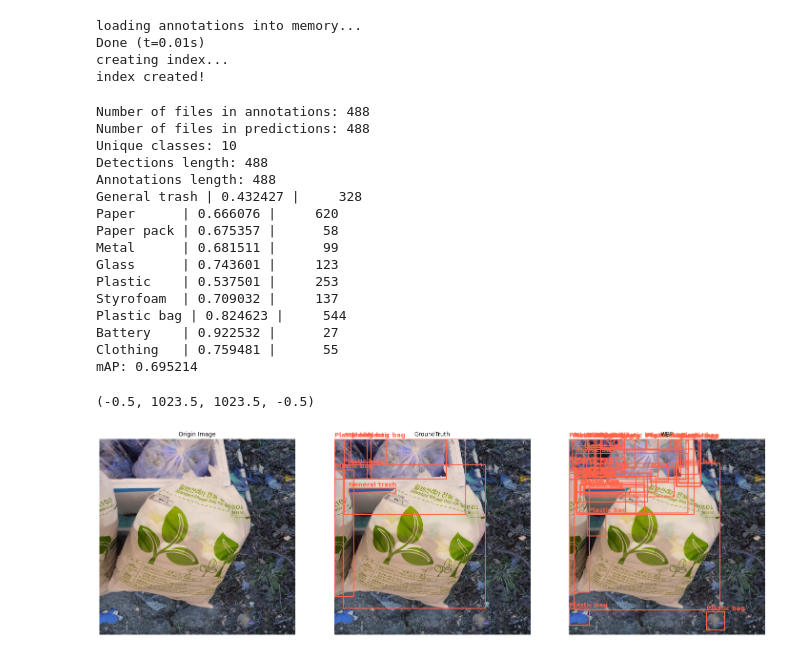
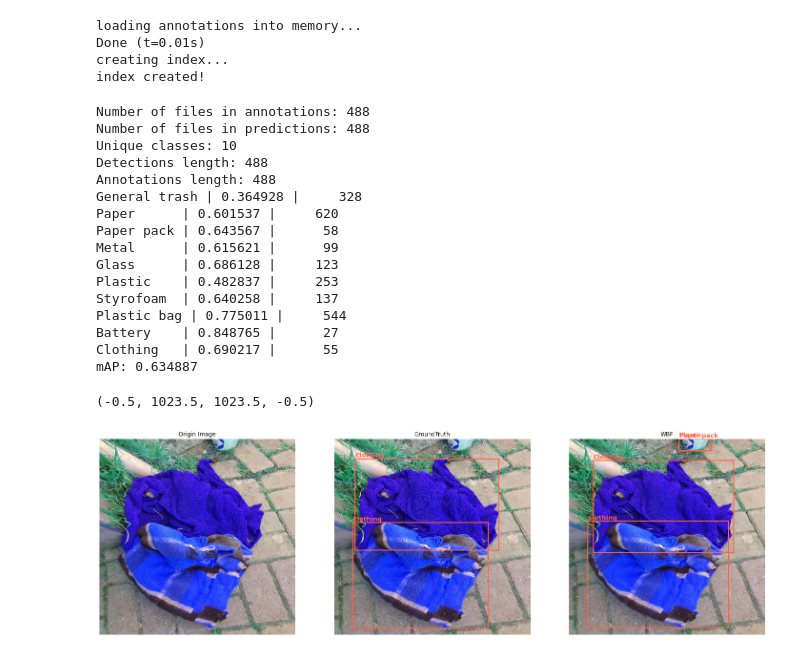
Before and after one commit to boostcampaitech3/level2-object-detection-level2-cv-14, a Jupyter notebook: utils/val_ensemble.ipynb, the cells around one changed output. Cells and saved outputs as stored; diff of their text form; code cells hidden in the pictures.

```diff
--- a/utils/val_ensemble.ipynb
+++ b/utils/val_ensemble.ipynb
@@ -125,8 +125,8 @@ prediction_strings = []
 file_names = []
 # ensemble 시 설정할 iou threshold
 # 수정하면서 실습 하시면 됩니다!
-iou_thr = 0.6
-skip_box_thr = 0.1
+iou_thr = 0.5
+skip_box_thr = 0.3
 weights = [0.5, 0.5]
 # 각 image id 별로 submission file에서 box좌표 추출
 for i, image_id in zip(imgIds ,image_ids):
@@ -230,17 +230,17 @@ Number of files in predictions: 488
 Unique classes: 10
 Detections length: 488
 Annotations length: 488
-General trash | 0.432427 |     328
-Paper      | 0.666076 |     620
-Paper pack | 0.675357 |      58
-Metal      | 0.681511 |      99
-Glass      | 0.743601 |     123
-Plastic    | 0.537501 |     253
-Styrofoam  | 0.709032 |     137
-Plastic bag | 0.824623 |     544
-Battery    | 0.922532 |      27
-Clothing   | 0.759481 |      55
-mAP: 0.695214
+General trash | 0.364928 |     328
+Paper      | 0.601537 |     620
+Paper pack | 0.643567 |      58
+Metal      | 0.615621 |      99
+Glass      | 0.686128 |     123
+Plastic    | 0.482837 |     253
+Styrofoam  | 0.640258 |     137
+Plastic bag | 0.775011 |     544
+Battery    | 0.848765 |      27
+Clothing   | 0.690217 |      55
+mAP: 0.634887
 # %%
 """
 Visualization
@@ -248,7 +248,7 @@ Visualization
 data_dir = 'dataset/'
 
 # id range 0 ~ 487
-i = 1
+i = 0
 
 img_idx = imgIds[i]
 annotation_ids = coco.getAnnIds(imgIds = imgIds[i])
@@ -276,35 +276,35 @@ color = [(255,0,0),(0,0,255),(255,255,0),(0,255,255),(255,0,255),(0,255,0)]
 # boxes, labels = get_box_label(submission,img_idx,img_id)
 # for box,label in zip(boxes,labels):
 #     x1,y1,x2,y2 = map(int,box)
 #     cv2.rectangle(img_wbf, (x1, y1), (x2, y2), color[-1], 2)
 
 ax = axes[0]
 ax.imshow(img)
 ax.set_title("Origin Image")
 ax.axis('off')
 
 ax = axes[1]
 ax.imshow(img)
 for ann in anns:
     box = ann['bbox']
     bb = patches.Rectangle((box[0], box[1]), box[2], box[3], linewidth = 2, edgecolor = 'tomato',facecolor = 'none')
     ax.add_patch(bb)
     ax.text(box[0], box[1] - 10 , classes[ann['category_id']], weight = 'bold', color = 'tomato', fontsize = 13)
 ax.set_title(f"GroundTruth")
 ax.axis('off')
 
 ax = axes[2]
 ax.imshow(img)
 for box, label in zip(boxes,labels):
     x1,y1,x2,y2 = map(int,box)
     bb = patches.Rectangle((x1, y1), x2 - x1, y2 - y1, linewidth = 2, edgecolor = 'tomato',facecolor = 'none')
     ax.add_patch(bb)
-    ax.text(box[0], box[1] - 10 , classes[ann['category_id']], weight = 'bold', color = 'tomato', fontsize = 13)
+    ax.text(box[0], box[1] - 10 , classes[label], weight = 'bold', color = 'tomato', fontsize = 13)
 ax.set_title("WBF")
 ax.axis('off')
 # %% [output]
 (-0.5, 1023.5, 1023.5, -0.5)
-[figure, old version]
+[figure, new version]
 # %%
 ## 저장
 submission.to_csv('ensemble_csv/ensemble.csv')
```
